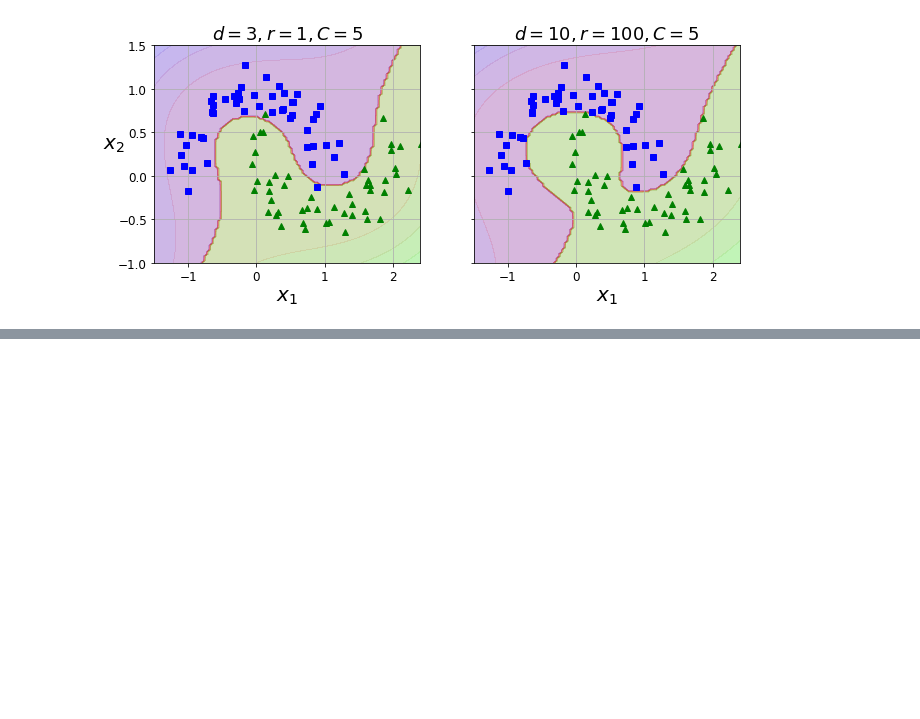
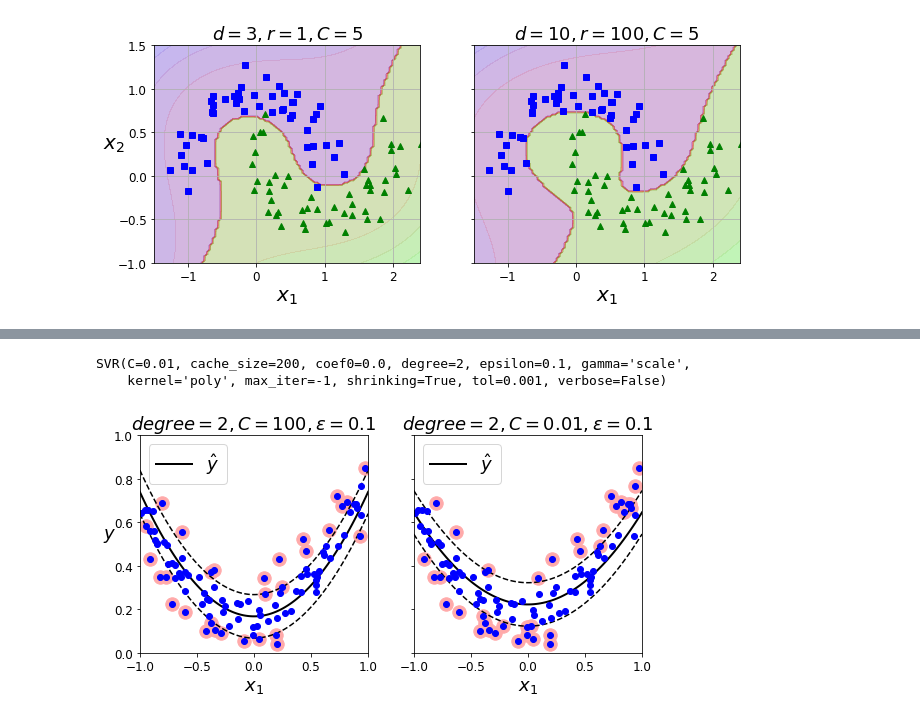
Before and after one commit to OHBEYOUNGHUN/Machine_practice, a Jupyter notebook: hands_on/SVM_handson_필사.ipynb, the cells around one changed output, grey strips where cells are left out. Saved outputs shown, nothing was run; the diff lists cells and outputs as text; code cells hidden in the pictures; blank space fills up the shorter version.

```diff
--- a/hands_on/SVM_handson_필사.ipynb
+++ b/hands_on/SVM_handson_필사.ipynb
@@ -437,0 +504,5 @@ B
+# %%
+np.random.seed(42)
+m = 100
+X = 2 * np.random.rand(m, 1) - 1
+y = (0.2 + 0.1 * X + 0.5 * X**2 + np.random.randn(m, 1)/10).ravel()
@@ -437,0 +519,23 @@ B
+# %%
+from sklearn.svm import SVR
+
+svm_poly_reg1 = SVR(kernel="poly", degree=2, C=100, epsilon=0.1, gamma="scale")
+svm_poly_reg2 = SVR(kernel="poly", degree=2, C=0.01, epsilon=0.1, gamma="scale")
+svm_poly_reg1.fit(X, y)
+svm_poly_reg2.fit(X, y)
+# %% [output]
+SVR(C=0.01, cache_size=200, coef0=0.0, degree=2, epsilon=0.1, gamma='scale',
+    kernel='poly', max_iter=-1, shrinking=True, tol=0.001, verbose=False)
+# %%
+fig, axes = plt.subplots(ncols=2, figsize=(9, 4), sharey=True)
+plt.sca(axes[0])
+plot_svm_regression(svm_poly_reg1, X, y, [-1, 1, 0, 1])
+plt.title(r"$degree={}, C={}, \epsilon = {}$".format(svm_poly_reg1.degree, svm_poly_reg1.C, svm_poly_reg1.epsilon), fontsize=18)
+plt.ylabel(r"$y$", fontsize=18, rotation=0)
+plt.sca(axes[1])
+plot_svm_regression(svm_poly_reg2, X, y, [-1, 1, 0, 1])
+plt.title(r"$degree={}, C={}, \epsilon = {}$".format(svm_poly_reg2.degree, svm_poly_reg2.C, svm_poly_reg2.epsilon), fontsize=18)
+
+plt.show()
+# %% [output]
+[figure, added]
```
Also changed, not shown: parts of 9 cells of this notebook.
